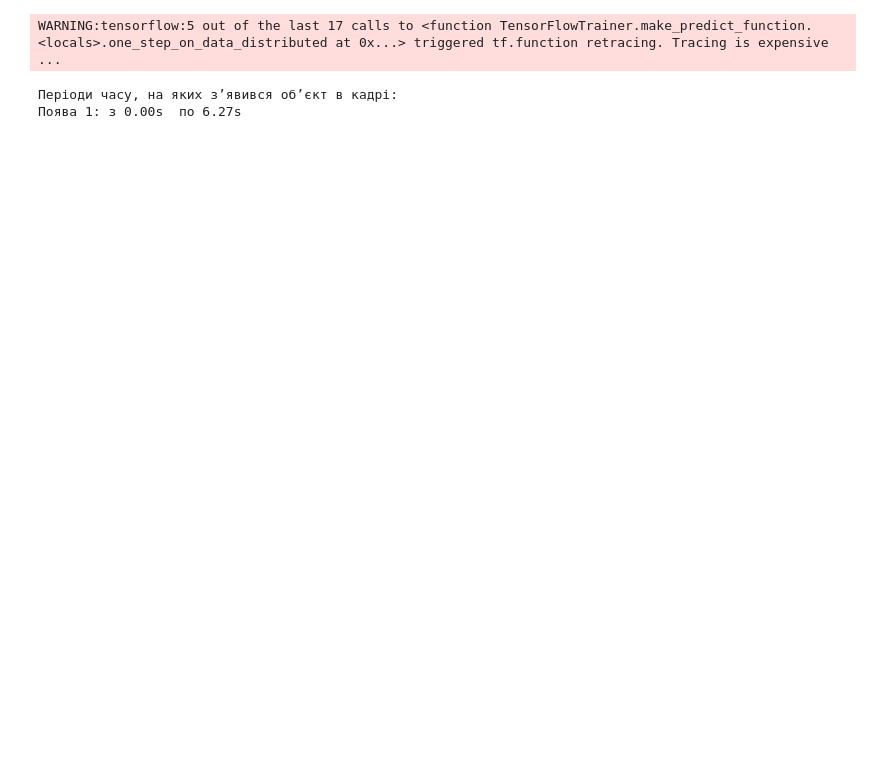
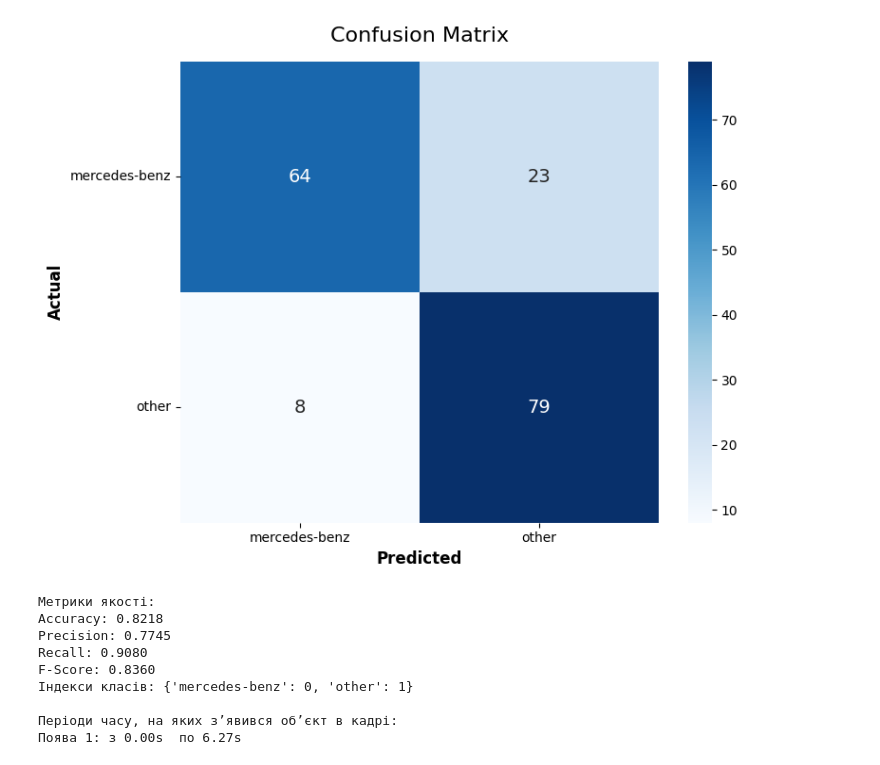
Before and after one commit to samoilenkomariia/NN_labs, a Jupyter notebook: lab6.ipynb, the cells around one changed output. Saved outputs shown, nothing was run; the diff lists cells and outputs as text; code cells hidden in the pictures; blank space fills up the shorter version.

```diff
--- a/lab6.ipynb
+++ b/lab6.ipynb
@@ -1,4 +1,5 @@
 # %%
+import seaborn as sns
 import os
 import cv2
 import numpy as np
@@ -121,12 +122,37 @@ cm = confusion_matrix(test_labels, test_preds)
 accuracy = accuracy_score(test_labels, test_preds)
 precision, recall, fscore, _ = precision_recall_fscore_support(test_labels, test_preds, average='binary')
 
-print("Confusion Matrix")
-print(cm)
+class_names = list(test_generator.class_indices.keys())
+
+plt.figure(figsize=(8, 6))
+
+sns.heatmap(cm,
+            annot=True,
+            fmt='d',
+            cmap='Blues',
+            xticklabels=class_names,
+            yticklabels=class_names,
+            annot_kws={"size": 14})
+
+plt.title('Confusion Matrix', fontsize=16, pad=15)
+plt.ylabel('Actual', fontsize=12, fontweight='bold')
+plt.xlabel('Predicted', fontsize=12, fontweight='bold')
+plt.yticks(rotation=0)
+plt.tight_layout()
+plt.show()
+
+print("\nМетрики якості:")
 print(f"Accuracy: {accuracy:.4f}")
 print(f"Precision: {precision:.4f}")
 print(f"Recall: {recall:.4f}")
 print(f"F-Score: {fscore:.4f}")
+
+class_indices = train_generator.class_indices
+print(f"Індекси класів: {class_indices}")
+
+# Отримуємо індекс папки з логотипом (напиши точну назву твоєї папки, наприклад 'mercedes-benz')
+target_folder_name = 'mercedes-benz' # Заміни, якщо папка називається інакше
+target_class_index = class_indices.get(target_folder_name, 0)
 
 cap = cv2.VideoCapture(video_path)
 
@@ -141,8 +167,7 @@ else:
     frame_count = 0
 
     def process_batch(batch_frames, batch_ids):
-        batch_np = np.array(batch_frames).astype(np.float32)
-        batch_np = preprocess_input(batch_np)
+        batch_np = np.array(batch_frames).astype(np.float32) / 255.0
         predictions = model.predict(batch_np, verbose=0)
 
         for i in range(len(predictions)):
@@ -155,7 +180,8 @@ else:
         if not ret:
             break
 
-        resized_frame = cv2.resize(frame, (150, 150))
+        frame_rgb = cv2.cvtColor(frame, cv2.COLOR_BGR2RGB)
+        resized_frame = cv2.resize(frame_rgb, (150, 150))
         frames.append(resized_frame)
         frames_ids.append(frame_count)
 
@@ -179,10 +205,15 @@ else:
     for i, score in enumerate(frame_predictions):
         current_time = frame_numbers[i] / fps
 
-        if score >= threshold and not is_object_present:
+        if target_class_index == 0:
+            is_target_detected = score < threshold
+        else:
+            is_target_detected = score >= threshold
+
+        if is_target_detected and not is_object_present:
             is_object_present = True
             start_time = current_time
-        elif score < threshold and is_object_present:
+        elif not is_target_detected and is_object_present:
             is_object_present = False
             end_time = current_time
             intervals.append((start_time, end_time))
@@ -218,3 +249,10 @@ F-Score: 0.6964
+[figure, added]
-WARNING:tensorflow:5 out of the last 17 calls to <function TensorFlowTrainer.make_predict_function.<locals>.one_step_on_data_distributed at 0x...> triggered tf.function retracing. Tracing is expensive ...
+Метрики якості:
+Accuracy: 0.8218
+Precision: 0.7745
+Recall: 0.9080
+F-Score: 0.8360
+Індекси класів: {'mercedes-benz': 0, 'other': 1}
+
+Періоди часу, на яких з’явився об’єкт в кадрі:
+Поява 1: з 0.00s  по 6.27s
-Періоди часу, на яких з’явився об’єкт в кадрі:
-Поява 1: з 0.00s  по 6.27s
```
Also changed, not shown: parts of 1 cell of this notebook.
